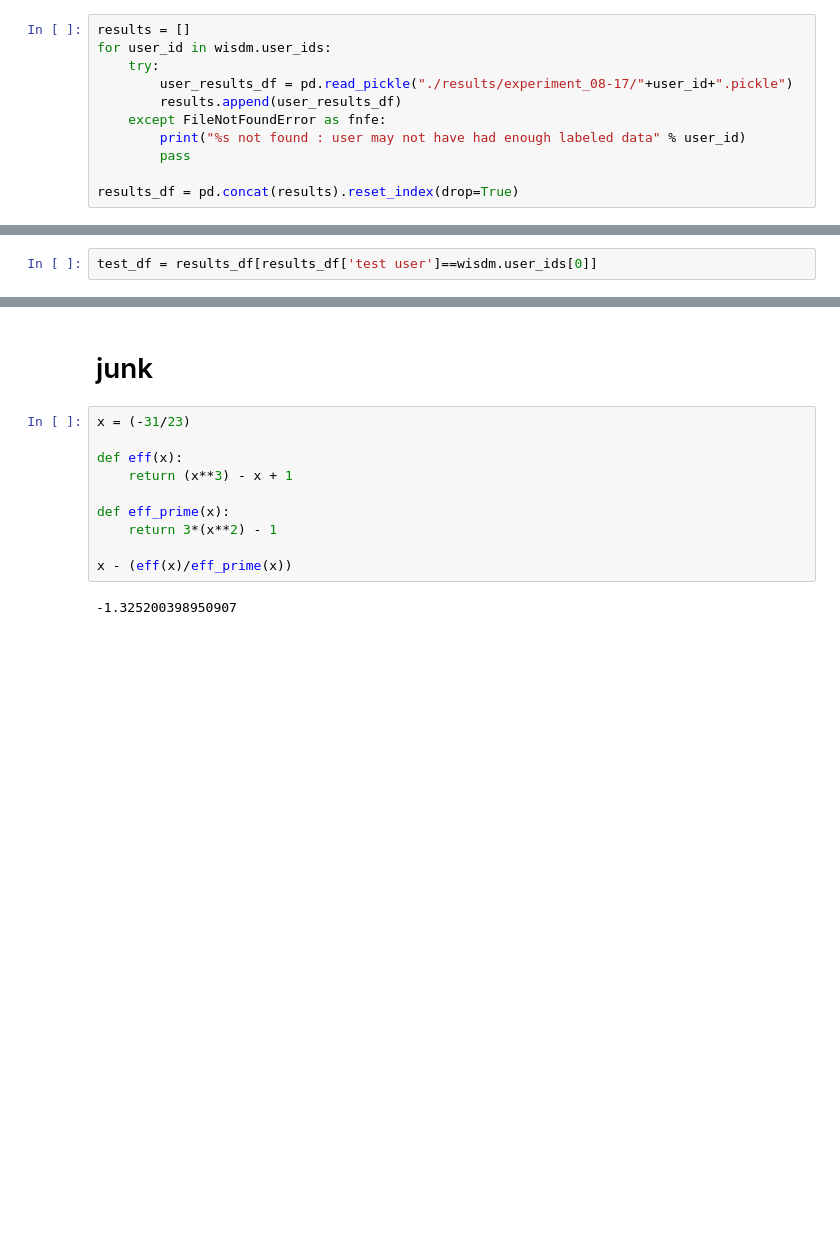
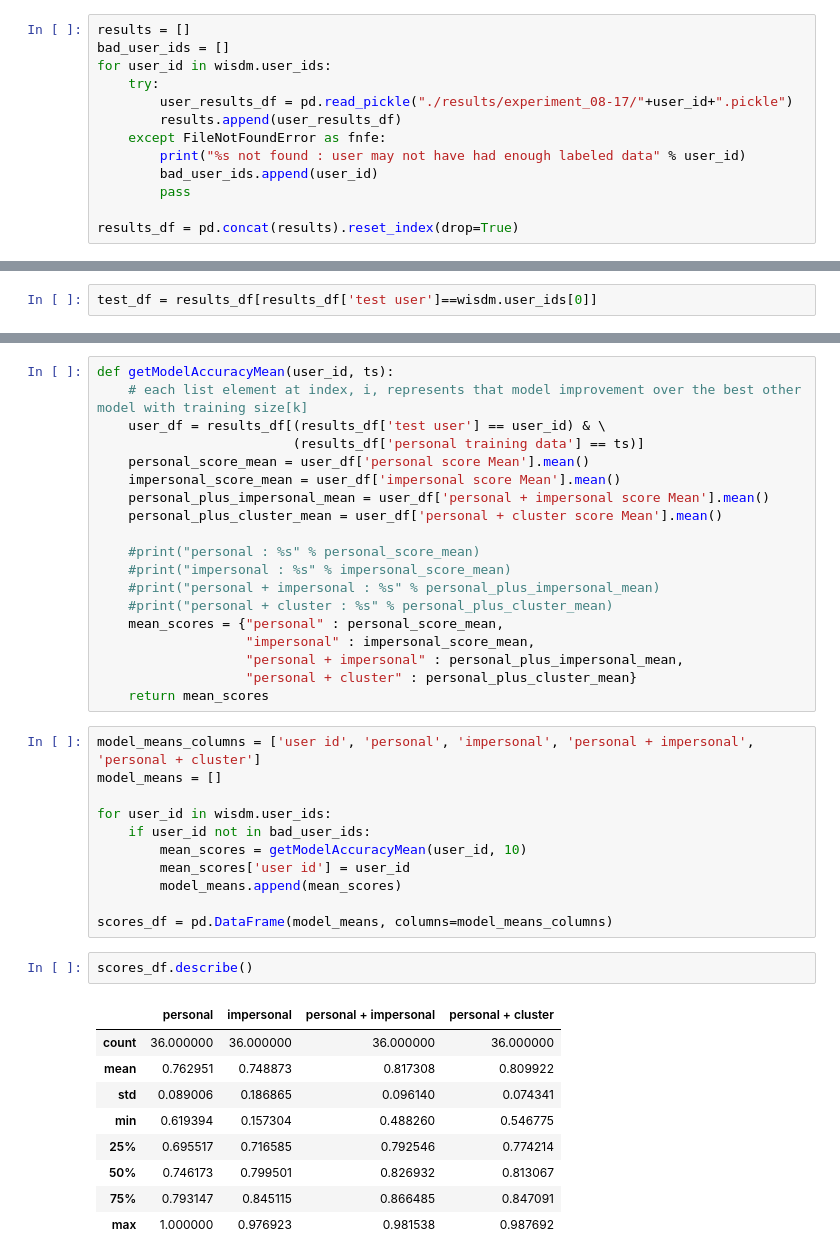
Before and after one commit to SkotBotCambo/wisdm_model_personalization, a Jupyter notebook: Analyzing Cluster & Personal Model Performance For WISDM V1.1.ipynb, the cells around one changed output, grey strips where cells are left out. Saved outputs shown, nothing was run; the diff lists cells and outputs as text; blank space fills up the shorter version.

```diff
--- a/Analyzing Cluster & Personal Model Performance For WISDM V1.1.ipynb
+++ b/Analyzing Cluster & Personal Model Performance For WISDM V1.1.ipynb
@@ -14,12 +17,14 @@ from wisdm import wisdm
 wisdm.set_data()
 # %%
 results = []
+bad_user_ids = []
 for user_id in wisdm.user_ids:
     try:
         user_results_df = pd.read_pickle("./results/experiment_08-17/"+user_id+".pickle")
         results.append(user_results_df)
     except FileNotFoundError as fnfe:
         print("%s not found : user may not have had enough labeled data" % user_id)
+        bad_user_ids.append(user_id)
         pass
 
 results_df = pd.concat(results).reset_index(drop=True)
@@ -229,14 +222,42 @@ SyntaxError: invalid syntax (<ipython-input-14-c3eadb5c1f55>, line 9)
-# %% [markdown]
-# junk
-# %%
-x = (-31/23)
-
-def eff(x):
-    return (x**3) - x + 1
-
-def eff_prime(x):
-    return 3*(x**2) - 1
-
-x - (eff(x)/eff_prime(x))
-# %% [output]
--1.325200398950907
+# %%
+def getModelAccuracyMean(user_id, ts):
+    # each list element at index, i, represents that model improvement over the best other model with training size[k]
+    user_df = results_df[(results_df['test user'] == user_id) & \
+                         (results_df['personal training data'] == ts)]
+    personal_score_mean = user_df['personal score Mean'].mean()
+    impersonal_score_mean = user_df['impersonal score Mean'].mean()
+    personal_plus_impersonal_mean = user_df['personal + impersonal score Mean'].mean()
+    personal_plus_cluster_mean = user_df['personal + cluster score Mean'].mean()
+
+    #print("personal : %s" % personal_score_mean)
+    #print("impersonal : %s" % impersonal_score_mean)
+    #print("personal + impersonal : %s" % personal_plus_impersonal_mean)
+    #print("personal + cluster : %s" % personal_plus_cluster_mean)
+    mean_scores = {"personal" : personal_score_mean,
+                   "impersonal" : impersonal_score_mean,
+                   "personal + impersonal" : personal_plus_impersonal_mean,
+                   "personal + cluster" : personal_plus_cluster_mean}
+    return mean_scores
+# %%
+model_means_columns = ['user id', 'personal', 'impersonal', 'personal + impersonal', 'personal + cluster']
+model_means = []
+
+for user_id in wisdm.user_ids:
+    if user_id not in bad_user_ids:
+        mean_scores = getModelAccuracyMean(user_id, 10)
+        mean_scores['user id'] = user_id
+        model_means.append(mean_scores)
+
+scores_df = pd.DataFrame(model_means, columns=model_means_columns)
+# %%
+scores_df.describe()
+# %% [output]
+|  | personal | impersonal | personal + impersonal | personal + cluster |
+| count | 36.000000 | 36.000000 | 36.000000 | 36.000000 |
+| mean | 0.762951 | 0.748873 | 0.817308 | 0.809922 |
+| std | 0.089006 | 0.186865 | 0.096140 | 0.074341 |
+| min | 0.619394 | 0.157304 | 0.488260 | 0.546775 |
+| 25% | 0.695517 | 0.716585 | 0.792546 | 0.774214 |
+| 50% | 0.746173 | 0.799501 | 0.826932 | 0.813067 |
+| 75% | 0.793147 | 0.845115 | 0.866485 | 0.847091 |
+| max | 1.000000 | 0.976923 | 0.981538 | 0.987692 |
```
Also changed, not shown: parts of 11 cells of this notebook, 4 other files.
